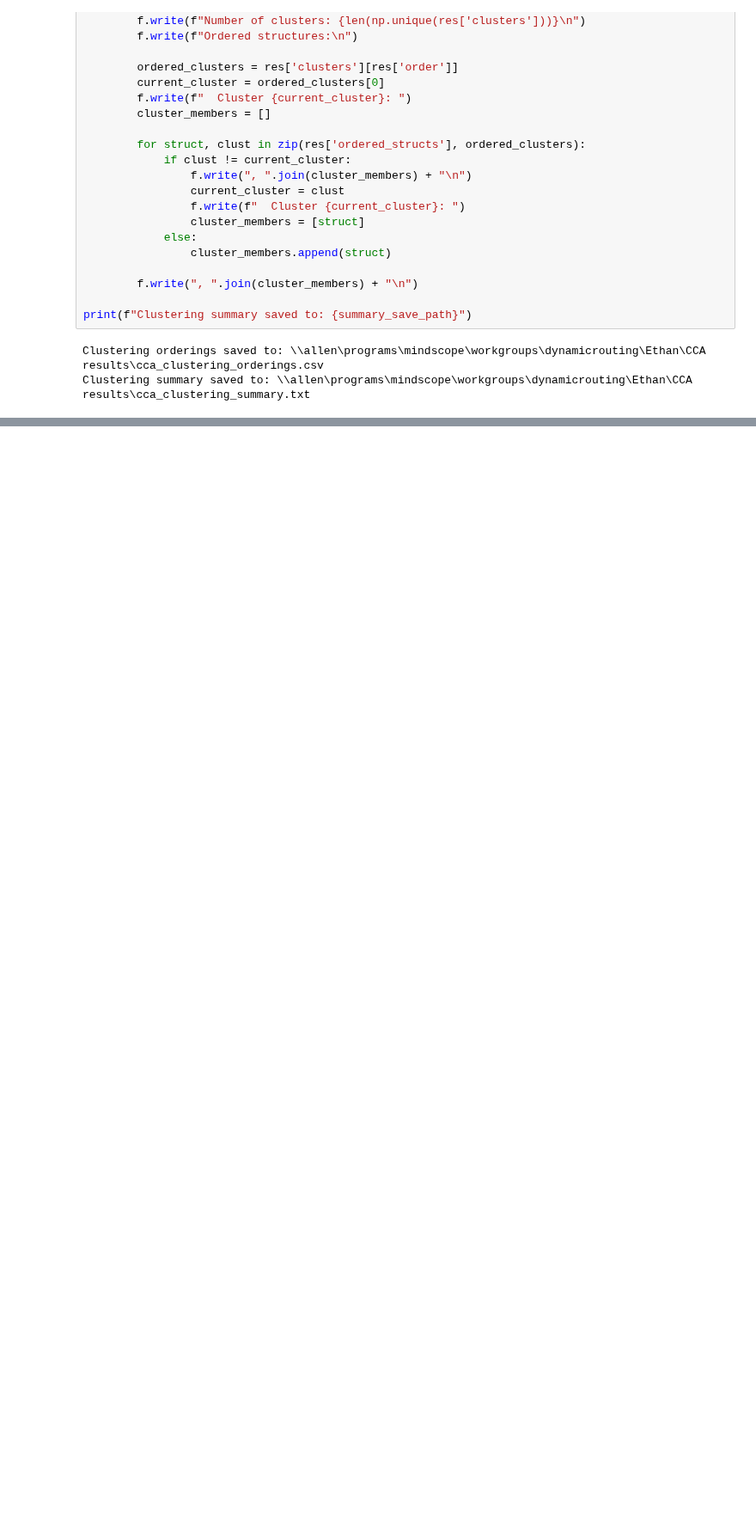
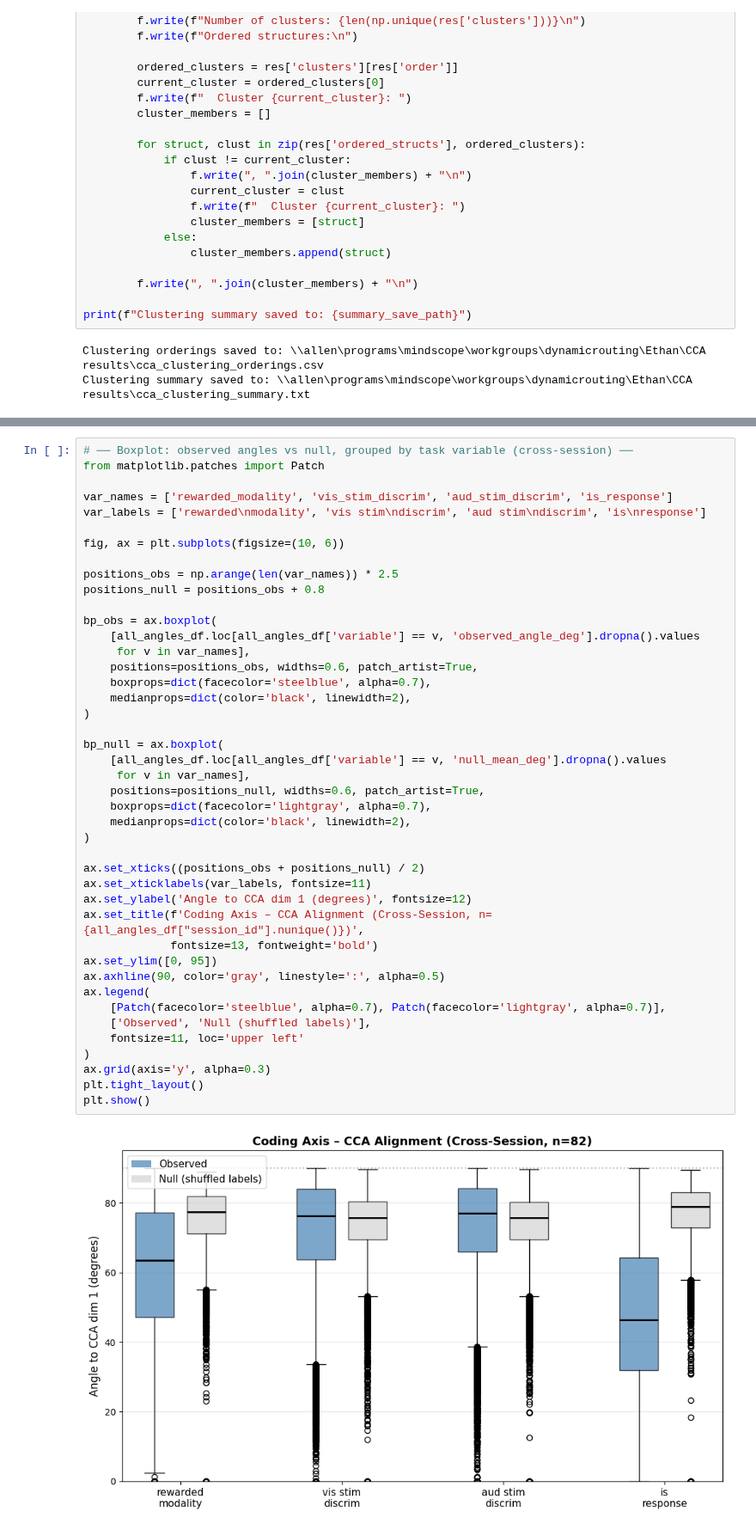
Before and after one commit to AllenInstitute/dynamic_routing_analysis, a Jupyter notebook: notebooks/CCA_cross_session.ipynb, the cells around one changed output, grey strips where cells are left out. Shown at 86% size. Saved outputs shown, nothing was run; the diff lists cells and outputs as text; blank space fills up the shorter version.

```diff
--- a/notebooks/CCA_cross_session.ipynb
+++ b/notebooks/CCA_cross_session.ipynb
@@ -969,0 +2015,45 @@ Clustering summary saved to: \\allen\programs\mindscope\workgroups\dynamicroutin
+# %%
+# ── Boxplot: observed angles vs null, grouped by task variable (cross-session) ──
+from matplotlib.patches import Patch
+
+var_names = ['rewarded_modality', 'vis_stim_discrim', 'aud_stim_discrim', 'is_response']
+var_labels = ['rewarded\nmodality', 'vis stim\ndiscrim', 'aud stim\ndiscrim', 'is\nresponse']
+
+fig, ax = plt.subplots(figsize=(10, 6))
+
+positions_obs = np.arange(len(var_names)) * 2.5
+positions_null = positions_obs + 0.8
+
+bp_obs = ax.boxplot(
+    [all_angles_df.loc[all_angles_df['variable'] == v, 'observed_angle_deg'].dropna().values
+     for v in var_names],
+    positions=positions_obs, widths=0.6, patch_artist=True,
+    boxprops=dict(facecolor='steelblue', alpha=0.7),
+    medianprops=dict(color='black', linewidth=2),
+)
+
+bp_null = ax.boxplot(
+    [all_angles_df.loc[all_angles_df['variable'] == v, 'null_mean_deg'].dropna().values
+     for v in var_names],
+    positions=positions_null, widths=0.6, patch_artist=True,
+    boxprops=dict(facecolor='lightgray', alpha=0.7),
+    medianprops=dict(color='black', linewidth=2),
+)
+
+ax.set_xticks((positions_obs + positions_null) / 2)
+ax.set_xticklabels(var_labels, fontsize=11)
+ax.set_ylabel('Angle to CCA dim 1 (degrees)', fontsize=12)
+ax.set_title(f'Coding Axis – CCA Alignment (Cross-Session, n={all_angles_df["session_id"].nunique()})',
+             fontsize=13, fontweight='bold')
+ax.set_ylim([0, 95])
+ax.axhline(90, color='gray', linestyle=':', alpha=0.5)
+ax.legend(
+    [Patch(facecolor='steelblue', alpha=0.7), Patch(facecolor='lightgray', alpha=0.7)],
+    ['Observed', 'Null (shuffled labels)'],
+    fontsize=11, loc='upper left'
+)
+ax.grid(axis='y', alpha=0.3)
+plt.tight_layout()
+plt.show()
+# %% [output]
+[figure, added]
```
Also changed, not shown: parts of 23 cells of this notebook, 17 other files.
